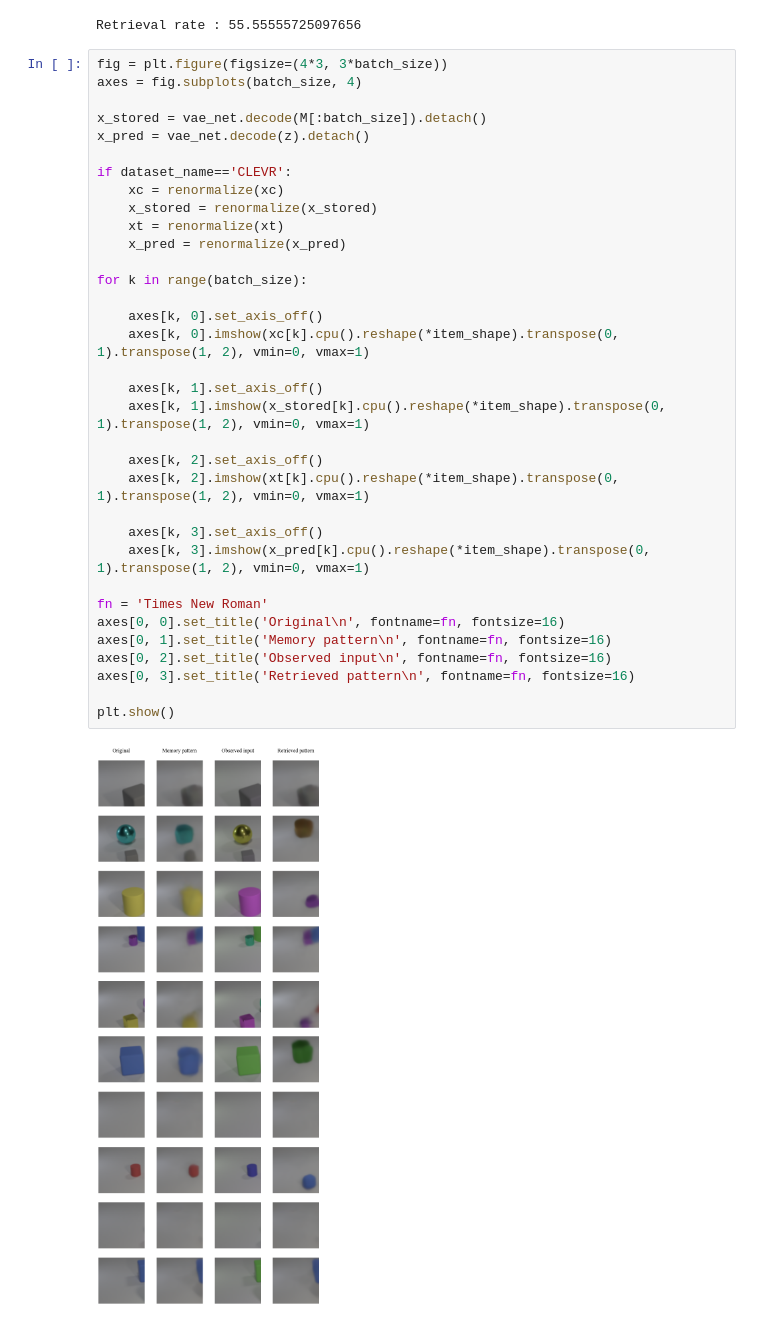
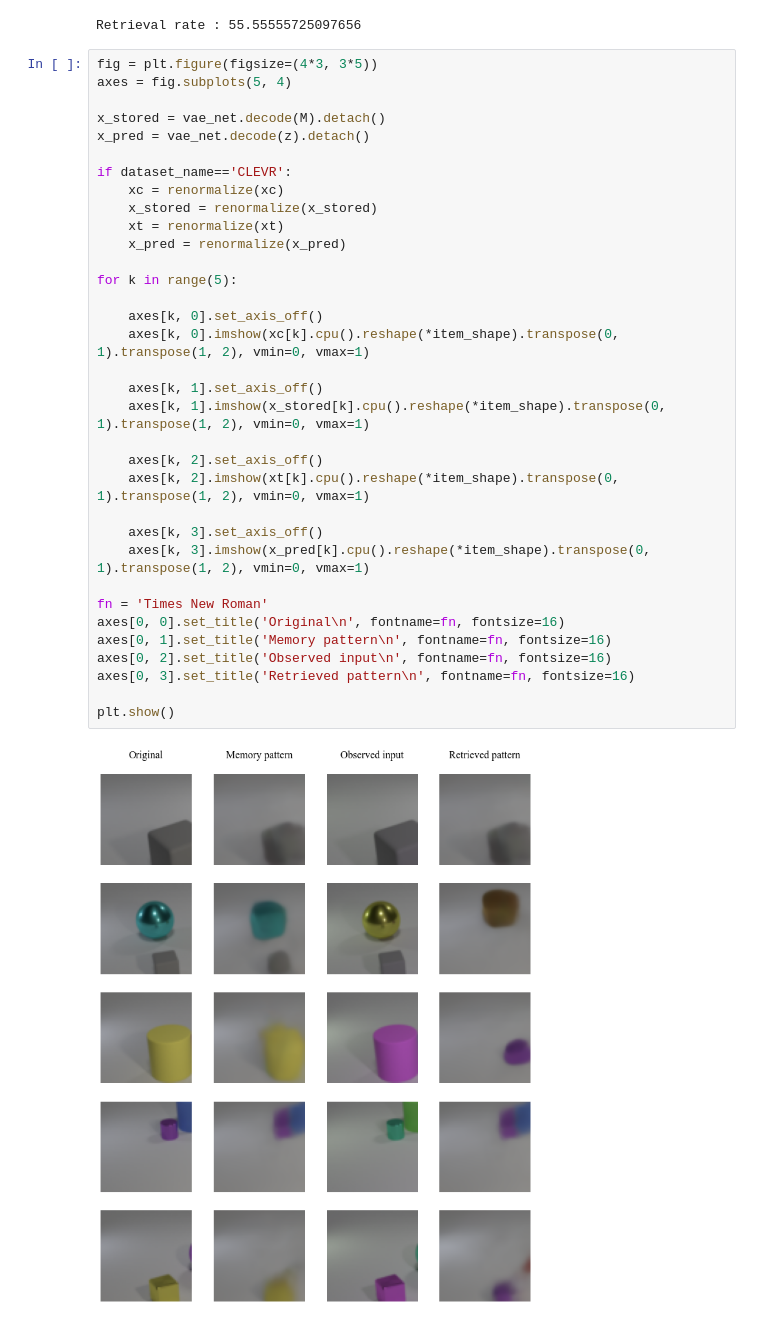
Before and after one commit to sino7/predictive_coding_associative_memories, a Jupyter notebook: experiments.ipynb, the cells around one changed output. Cells and saved outputs as stored; diff of their text form.

```diff
--- a/experiments.ipynb
+++ b/experiments.ipynb
@@ -257,38 +257,38 @@ print("Retrieval rate : " + str(retrieval_rate))
 # %% [output]
 Retrieval rate : 55.55555725097656
 # %%
-fig = plt.figure(figsize=(4*3, 3*batch_size))
-axes = fig.subplots(batch_size, 4)
+fig = plt.figure(figsize=(4*3, 3*5))
+axes = fig.subplots(5, 4)
 
-x_stored = vae_net.decode(M[:batch_size]).detach()
+x_stored = vae_net.decode(M).detach()
 x_pred = vae_net.decode(z).detach()
 
 if dataset_name=='CLEVR':
     xc = renormalize(xc)
     x_stored = renormalize(x_stored)
     xt = renormalize(xt)
     x_pred = renormalize(x_pred)
 
-for k in range(batch_size):
+for k in range(5):
 
     axes[k, 0].set_axis_off()
     axes[k, 0].imshow(xc[k].cpu().reshape(*item_shape).transpose(0, 1).transpose(1, 2), vmin=0, vmax=1)
 
     axes[k, 1].set_axis_off()
     axes[k, 1].imshow(x_stored[k].cpu().reshape(*item_shape).transpose(0, 1).transpose(1, 2), vmin=0, vmax=1)
 
     axes[k, 2].set_axis_off()
     axes[k, 2].imshow(xt[k].cpu().reshape(*item_shape).transpose(0, 1).transpose(1, 2), vmin=0, vmax=1)
 
     axes[k, 3].set_axis_off()
     axes[k, 3].imshow(x_pred[k].cpu().reshape(*item_shape).transpose(0, 1).transpose(1, 2), vmin=0, vmax=1)
 
 fn = 'Times New Roman'
 axes[0, 0].set_title('Original\n', fontname=fn, fontsize=16)
 axes[0, 1].set_title('Memory pattern\n', fontname=fn, fontsize=16)
 axes[0, 2].set_title('Observed input\n', fontname=fn, fontsize=16)
 axes[0, 3].set_title('Retrieved pattern\n', fontname=fn, fontsize=16)
 
 plt.show()
 # %% [output]
-[figure, old version]
+[figure, new version]
```
Also changed, not shown: parts of 2 cells of this notebook, 2 other files.
